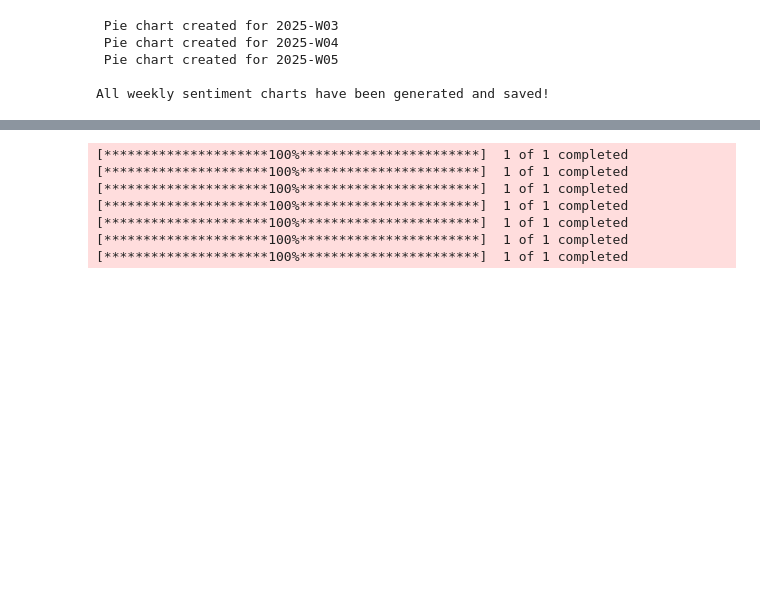
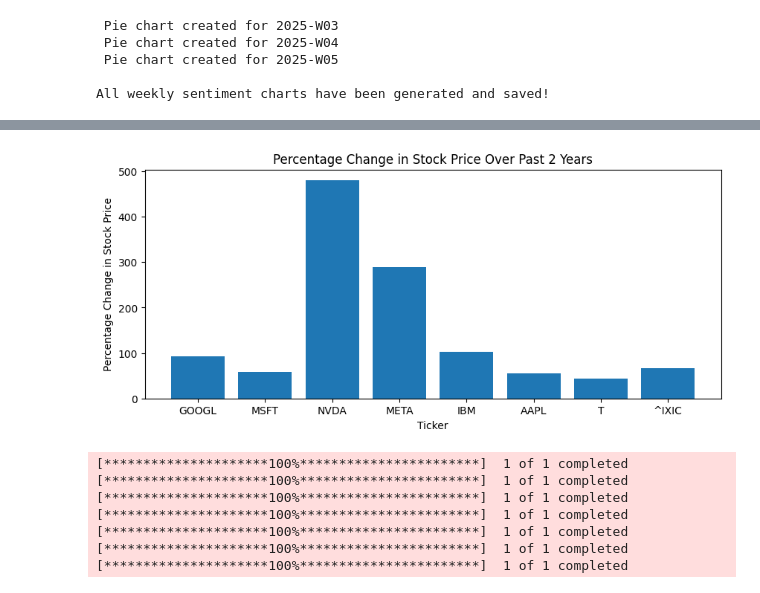
Before and after one commit to stephaniemfritz/Project_1_Group_6, a Jupyter notebook: Project1.ipynb, the cells around one changed output, grey strips where cells are left out. Drawn from its saved outputs; the diff is of its cells as text; code cells hidden in the pictures; blank space fills up the shorter version.

```diff
--- a/Project1.ipynb
+++ b/Project1.ipynb
@@ -235,0 +236,16 @@ plt.show()
+# %%
+stock_summary = []
+for ticker, prices in stock_data.items():
+    initial_price = round(prices.iloc[0,0], 2)
+    final_price = round(prices.iloc[-1,0], 2)
+    percent_change = round(((final_price - initial_price) / initial_price) * 100, 2)
+
+    stock_summary.append({
+        "Ticker": ticker,
+        "Initial Price": initial_price,
+        "Final Price": final_price,
+        "Percentage Change (%)": percent_change
+    })
+
+stock_summary_df = pd.DataFrame(stock_summary)
+stock_summary_df
@@ -236,3 +262,14 @@ plt.show()
+# %%
+plt.figure(figsize=(10, 4))
+
+plt.bar(stock_summary_df["Ticker"], stock_summary_df["Percentage Change (%)"])
+plt.title("Percentage Change in Stock Price Over Past 2 Years")
+plt.xlabel("Ticker")
+plt.ylabel("Percentage Change in Stock Price")
+
+plt.show()
+# %% [output]
+[figure, added]
 # %%
 ticker_no_nasdaq = {
     "GOOGL": "Google",
```
Also changed, not shown: parts of 4 cells of this notebook, 11 other files.
